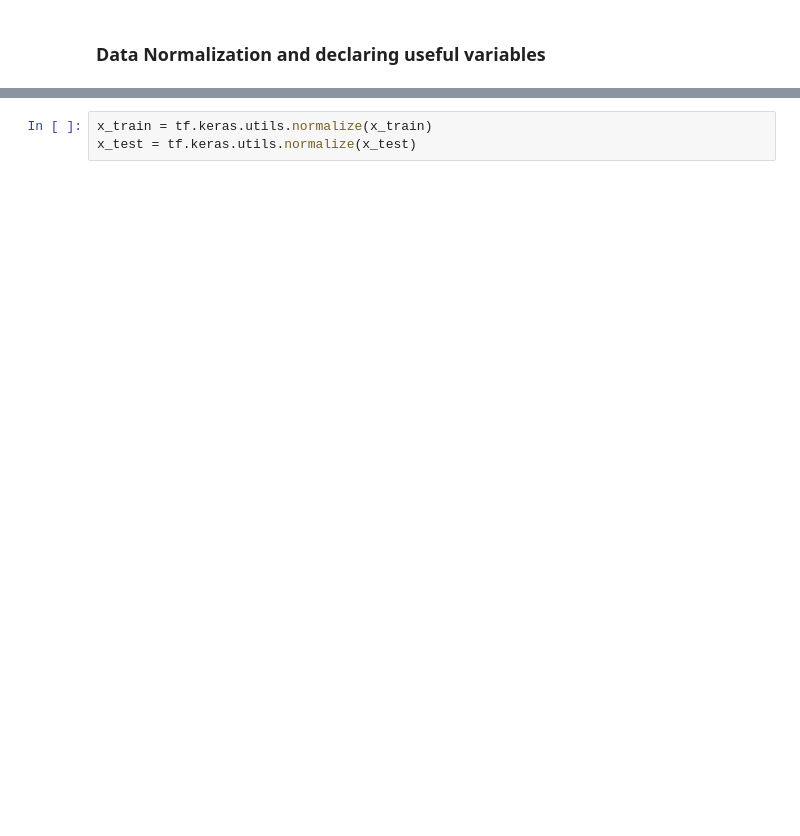
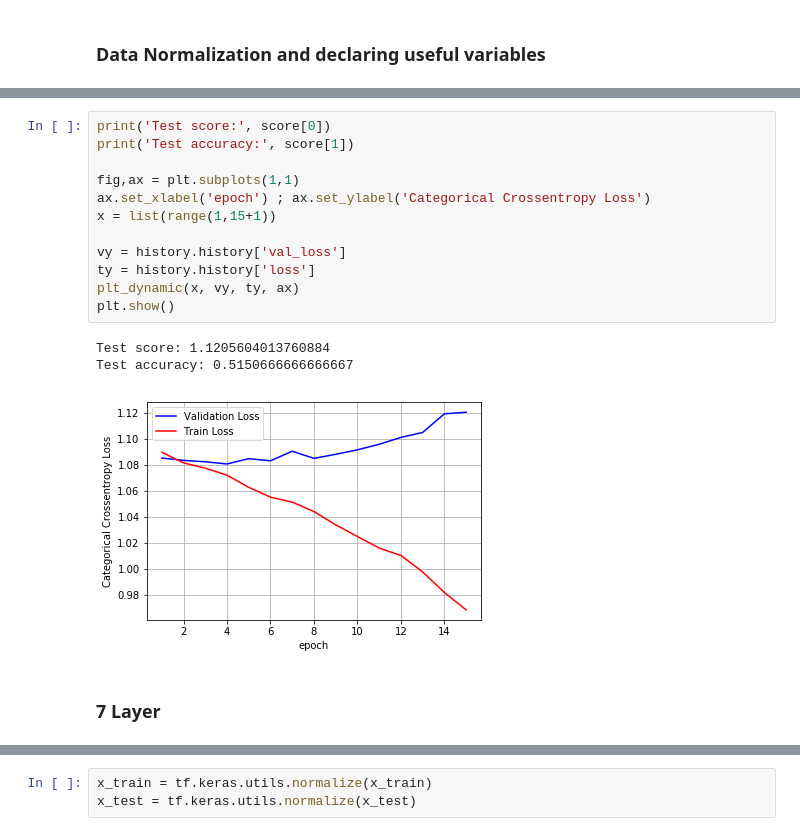
Before and after one commit to santoshdasa/Retinal-OCT-Image-Classification, a Jupyter notebook: Retinal OCT image Classification.ipynb, the cells around one changed output, grey strips where cells are left out. Cells and saved outputs as stored; diff of their text form; blank space fills up the shorter version.

```diff
--- a/Retinal OCT image Classification.ipynb
+++ b/Retinal OCT image Classification.ipynb
@@ -324,0 +464,18 @@ x_train shape: (30000, 64, 64, 1)
+# %%
+print('Test score:', score[0])
+print('Test accuracy:', score[1])
+
+fig,ax = plt.subplots(1,1)
+ax.set_xlabel('epoch') ; ax.set_ylabel('Categorical Crossentropy Loss')
+x = list(range(1,15+1))
+
+vy = history.history['val_loss']
+ty = history.history['loss']
+plt_dynamic(x, vy, ty, ax)
+plt.show()
+# %% [output]
+Test score: 1.1205604013760884
+Test accuracy: 0.5150666666666667
+[figure, added]
+# %% [markdown]
+### 7 Layer
```
Also changed, not shown: parts of 80 cells of this notebook.
